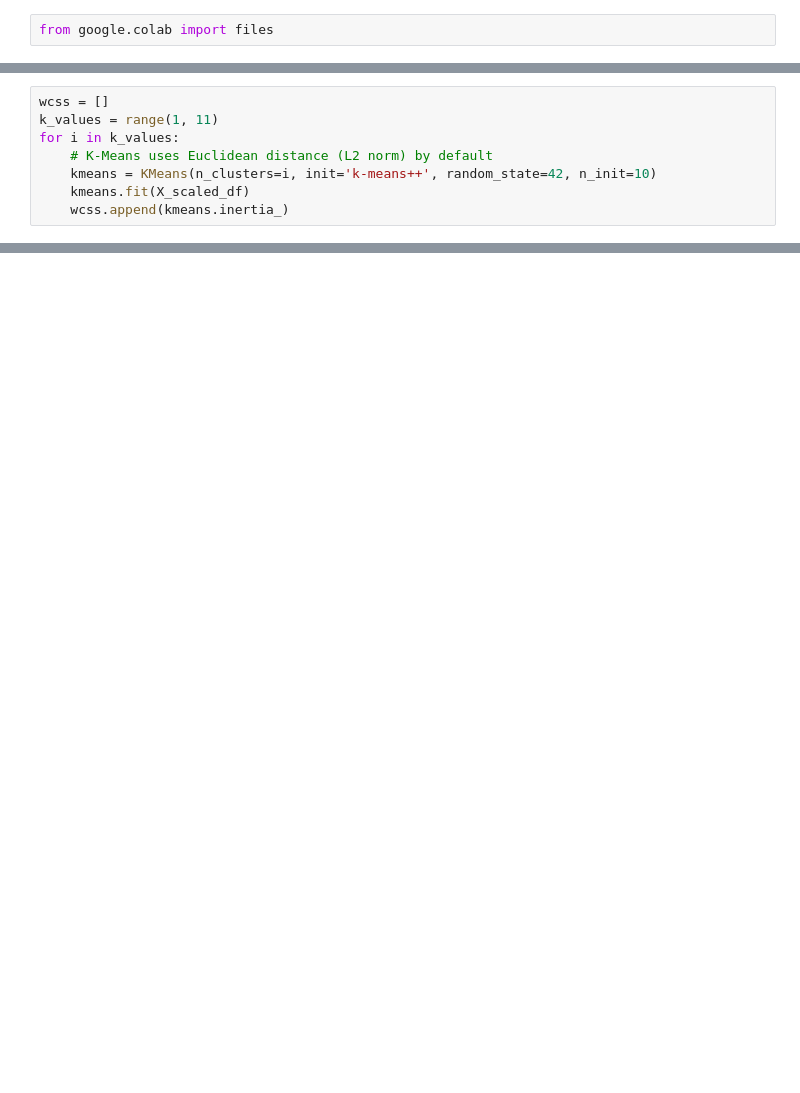
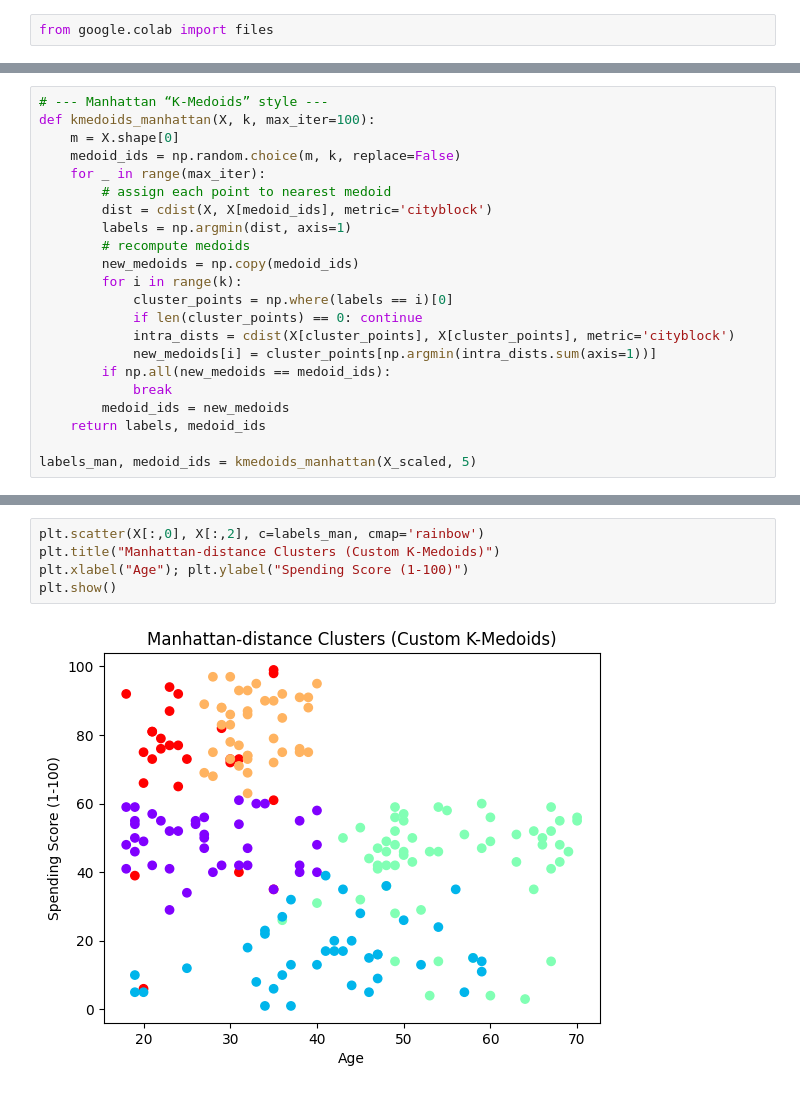
Before and after one commit to sydas13/ML_Lab_Codes, a Jupyter notebook: Question13.ipynb, the cells around one changed output, grey strips where cells are left out. Saved outputs shown, nothing was run; the diff lists cells and outputs as text; blank space fills up the shorter version.

```diff
--- a/Question13.ipynb
+++ b/Question13.ipynb
@@ -26,8 +22,0 @@ X_scaled_df = pd.DataFrame(X_scaled, columns=X.columns)
-# %%
-wcss = []
-k_values = range(1, 11)
-for i in k_values:
-    # K-Means uses Euclidean distance (L2 norm) by default
-    kmeans = KMeans(n_clusters=i, init='k-means++', random_state=42, n_init=10)
-    kmeans.fit(X_scaled_df)
-    wcss.append(kmeans.inertia_)
@@ -107,0 +29,22 @@ plt.close()
+# %%
+# --- Manhattan “K-Medoids” style ---
+def kmedoids_manhattan(X, k, max_iter=100):
+    m = X.shape[0]
+    medoid_ids = np.random.choice(m, k, replace=False)
+    for _ in range(max_iter):
+        # assign each point to nearest medoid
+        dist = cdist(X, X[medoid_ids], metric='cityblock')
+        labels = np.argmin(dist, axis=1)
+        # recompute medoids
+        new_medoids = np.copy(medoid_ids)
+        for i in range(k):
+            cluster_points = np.where(labels == i)[0]
+            if len(cluster_points) == 0: continue
+            intra_dists = cdist(X[cluster_points], X[cluster_points], metric='cityblock')
+            new_medoids[i] = cluster_points[np.argmin(intra_dists.sum(axis=1))]
+        if np.all(new_medoids == medoid_ids):
+            break
+        medoid_ids = new_medoids
+    return labels, medoid_ids
+
+labels_man, medoid_ids = kmedoids_manhattan(X_scaled, 5)
@@ -107,0 +58,7 @@ plt.close()
+# %%
+plt.scatter(X[:,0], X[:,2], c=labels_man, cmap='rainbow')
+plt.title("Manhattan-distance Clusters (Custom K-Medoids)")
+plt.xlabel("Age"); plt.ylabel("Spending Score (1-100)")
+plt.show()
+# %% [output]
+[figure, added]
```
Also changed, not shown: parts of 18 cells of this notebook.
